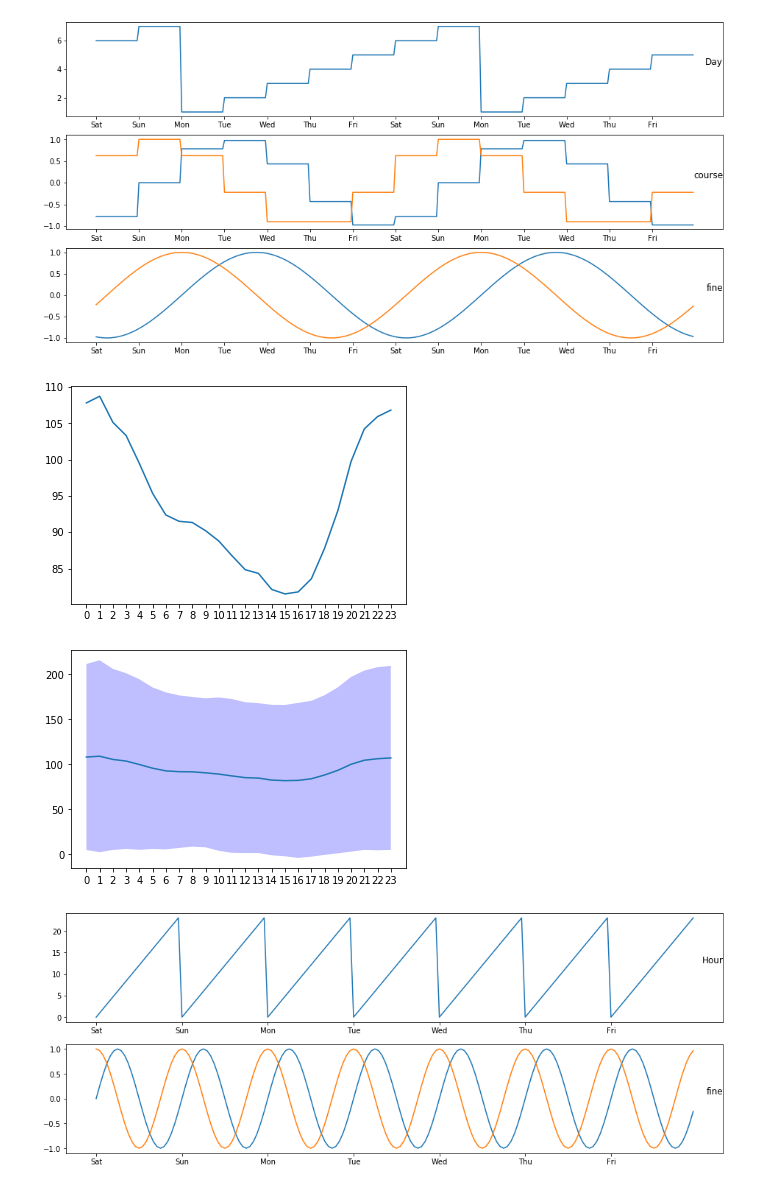
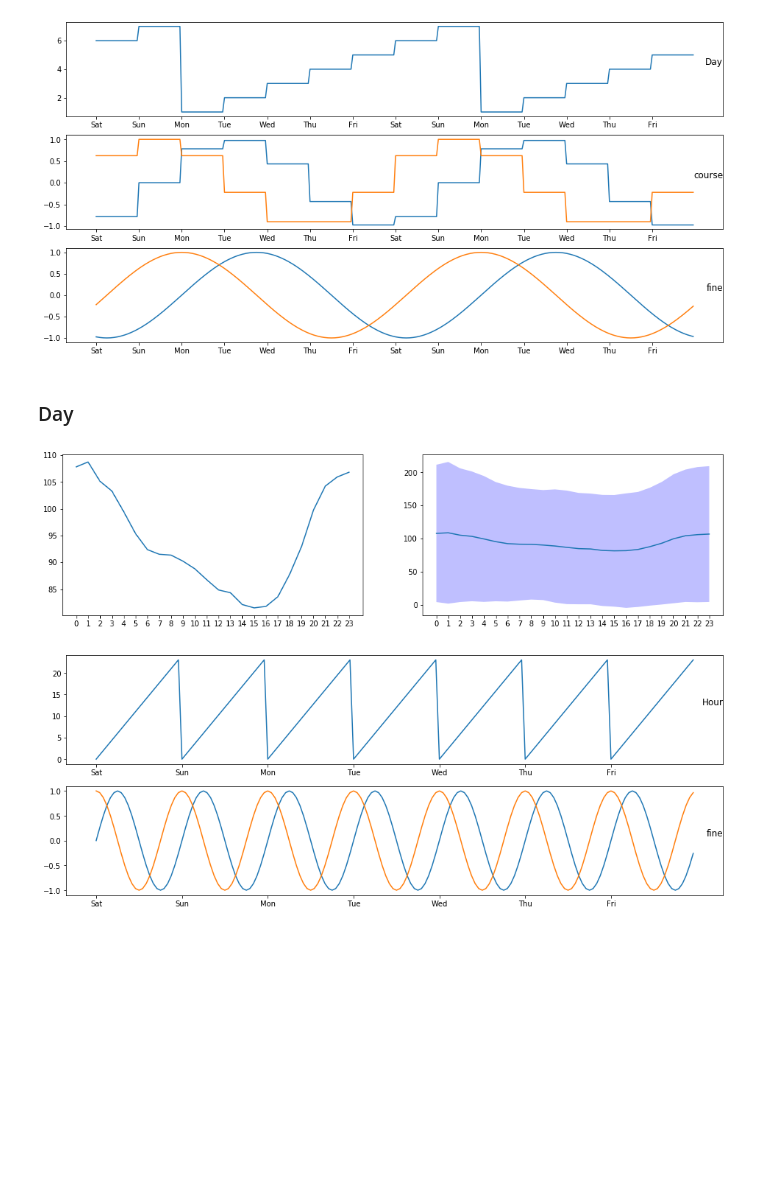
Before and after one commit to gartangh/Deep-Learning-Labs, a Jupyter notebook: Lab 4/Third_graded_assignment_data_preprocessing.ipynb, the cells around one changed output. Cells and saved outputs as stored; diff of their text form; code cells hidden in the pictures; blank space fills up the shorter version.

```diff
--- a/Lab 4/Third_graded_assignment_data_preprocessing.ipynb
+++ b/Lab 4/Third_graded_assignment_data_preprocessing.ipynb
@@ -219,16 +291,3 @@ plt.title('Mondays', y=0.5, loc='right')
 plt.show()
 # %% [output]
 [figure]
-# %%
-# statistical data for day of the week
-avgs = np.zeros((7))
-stds = np.zeros((7))
-for i in range(1,8):
-  pollution_by_day = np.array(values[day_of_week==i,4], dtype=float)
-  avgs[i-1] = np.average(pollution_by_day)
-  stds[i-1] = np.std(pollution_by_day)
-
-t = np.arange(7)
-plt.plot(avgs)
-plt.xticks(t, ('Mon', 'Tue', 'Wed', 'Thu', 'Fri', 'Sat', 'Sun'))
-plt.show()
@@ -289,27 +370,31 @@ plt.xticks(np.arange(168*2, step=24), ('Sat', 'Sun', 'Mon', 'Tue', 'Wed', 'Thu',
 plt.show()
 # %% [output]
 [figure]
+# %% [markdown]
+### Day
 # %%
+# statistical data per day
 # statistical data for hour of the day
+# hour of the day is already given in the dataset
 avgs = np.zeros((24))
 stds = np.zeros((24))
 for i in range(24):
-  pollution_by_hour = np.array(values[values[:,3]==i,4], dtype=float)
-  avgs[i] = np.average(pollution_by_hour)
-  stds[i] = np.std(pollution_by_hour)
-
-plt.plot(avgs)
-plt.xticks(np.arange(24))
-plt.show()
+  pollution_by_hour_of_day = np.array(values[values[:,3]==i,4], dtype=float)
+  avgs[i] = np.average(pollution_by_hour_of_day)
+  stds[i] = np.std(pollution_by_hour_of_day)
 
 t = np.arange(24)
+plt.figure(figsize=(16,4))
+plt.subplot(1,2,1)
+plt.plot(avgs)
+plt.xticks(t)
+plt.subplot(1,2,2)
 plt.plot(avgs)
 plt.fill_between(t, avgs+stds, avgs-stds, facecolor='blue', alpha=0.25)
-plt.xticks(np.arange(24))
+plt.xticks(t)
 plt.show()
 # %% [output]
-[figure, old version]
+[figure, new version]
-[figure, removed]
 # %%
 # Translating periodic discrete features into sines and cosines
 hour_of_dayp = values[:,3]*2.0*np.pi/24.0
```
Also changed, not shown: parts of 13 cells of this notebook, 6 other files.
